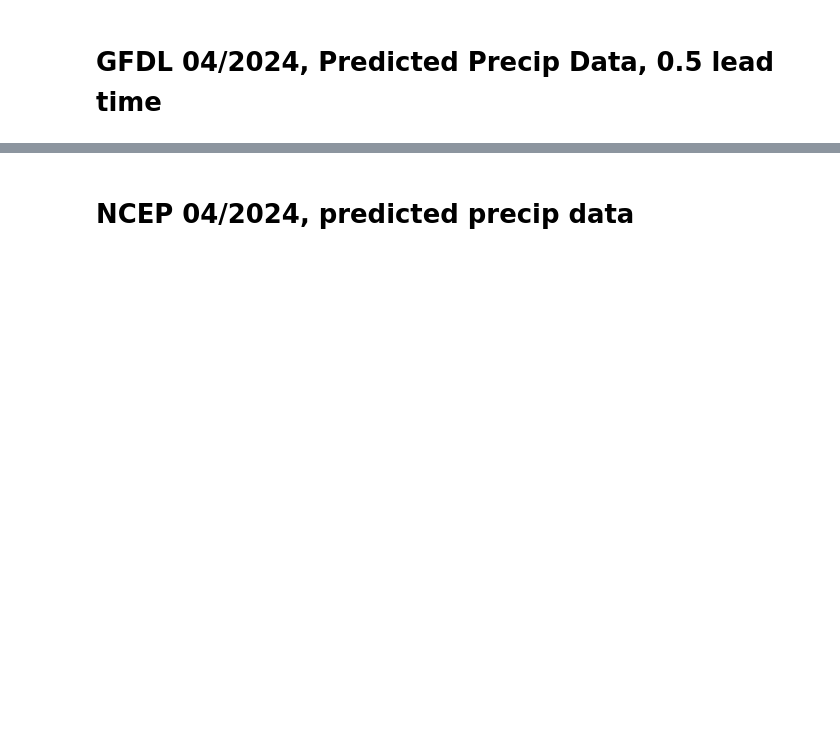
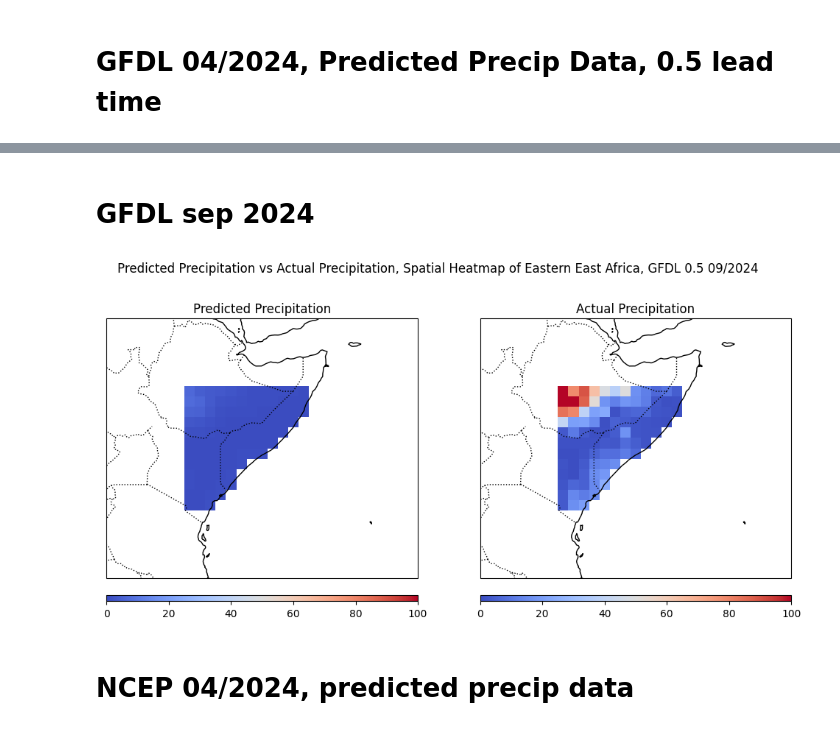
Before and after one commit to yatli24/CHC, a Jupyter notebook: Eastern_East_Africa_Apr_2024_heatmap.ipynb, the cells around one changed output, grey strips where cells are left out. Cells and saved outputs as stored; diff of their text form; code cells hidden in the pictures; blank space fills up the shorter version.

```diff
--- a/Eastern_East_Africa_Apr_2024_heatmap.ipynb
+++ b/Eastern_East_Africa_Apr_2024_heatmap.ipynb
@@ -98,3 +123,80 @@ plt.show()
+# %% [markdown]
+# GFDL sep 2024
+# %%
+# Load the dataset
+GFDL_Sep2024 = xr.open_mfdataset('data/NMME/GFDL-SPEAR/prec/prec.GFDL-SPEAR.2024.mon_Sep.nc')
+GFDL_Sep2024 = GFDL_Sep2024.assign_coords(X=(((GFDL_Sep2024.X + 180) % 360) - 180)).sortby(['X'])
+
+### Subset to Eastern East Africa
+GFDL_Sep2024_eastern_east_africa = (GFDL_Sep2024.sel(Y=slice(-3.5, 8), X=slice(38, 50))
+                               .rename(
+    {'Y': 'latitude', 'X': 'longitude', 'prec': 'predicted precip', 'S': 'date of prediction', 'L': 'lead time'}))
+
+# Interpolate and subset CHIRPS to match spatial resolution of GFDL
+chirps_eastern_east_africa = (chirps.sel(latitude=slice(-3.5, 9), longitude=slice(37, 51))  # One degree of resolution must be added for interpolation
+                              .interp_like(GFDL_Sep2024_eastern_east_africa, method='nearest'))
+
+GFDL_Sep2024_eastern_east_africa_df = GFDL_Sep2024_eastern_east_africa.to_dataframe().reset_index()
+GFDL_Sep2024_eastern_east_africa_df = GFDL_Sep2024_eastern_east_africa_df[GFDL_Sep2024_eastern_east_africa_df['lead time'] == 0.5]
+GFDL_Sep2024_eastern_east_africa_df.to_csv('data/csv/GFDL_Sep2024_eastern_east_africa.csv')
+
+# Calculate realized dates for GFDL, convert to dataframe
+GFDL_Sep2024_eastern_east_africa_df['realization_time'] = GFDL_Sep2024_eastern_east_africa_df.apply(
+    lambda x: x['date of prediction'] + pd.DateOffset(months=int(x['lead time'])), axis=1)
+
+# Convert CHIRPS to dataframe
+chirps_eastern_east_africa_df = chirps_eastern_east_africa.to_dataframe().reset_index()
+
+# Merge CHIRPS and GFDL dataframe
+GFDL_Sep2024_eastern_east_africa_merged_df = GFDL_Sep2024_eastern_east_africa_df.merge(chirps_eastern_east_africa_df, how='left',
+                                                                     left_on=['realization_time', 'latitude',
+                                                                              'longitude'],
+                                                                     right_on=['time', 'latitude',
+                                                                               'longitude']).dropna()
+
+# Save to .csv
+GFDL_Sep2024_eastern_east_africa_merged_df = GFDL_Sep2024_eastern_east_africa_merged_df.drop(
+    columns=['date of prediction', 'realization_time'])
+GFDL_Sep2024_eastern_east_africa_merged_df.to_csv('data/csv/GFDL_Sep2024_eastern_east_africa_merged.csv')
+
+df = GFDL_Sep2024_eastern_east_africa_merged_df
+
+fig, (ax1, ax2) = plt.subplots(1, 2, figsize=(12,6),subplot_kw={'projection': ccrs.PlateCarree()})
+ax1.set_global()  # Ensure the entire globe is visible
+# Pivot the data to create a matrix suitable for pcolormesh
+pivot_table1 = df.pivot_table(index='latitude', columns='longitude', values='predicted precip')
+pivot_table2 = df.pivot_table(index='latitude', columns='longitude', values='precip')
+lats = pivot_table1.index.values
+lons = pivot_table1.columns.values
+pred = pivot_table1.values
+actual = pivot_table2.values
+# Add features to the map
+ax1.set_extent([30, 60, -10, 15], crs=ccrs.PlateCarree())
+ax1.add_feature(cfeature.COASTLINE)
+ax1.add_feature(cfeature.BORDERS, linestyle=':')
+
+ax2.set_extent([30, 60, -10, 15], crs=ccrs.PlateCarree())
+ax2.add_feature(cfeature.COASTLINE)
+ax2.add_feature(cfeature.BORDERS, linestyle=':')
+
+
+# 5. Plot the heatmap.
+# pcolormesh plots the 2D data over the longitude/latitude grid.
+heatmap2 = ax2.pcolormesh(lons, lats, actual, transform=ccrs.PlateCarree(), cmap='coolwarm', vmin = 0, vmax = 100)
+# Plot the heatmap
+heatmap1 = ax1.pcolormesh(lons, lats, pred, transform=ccrs.PlateCarree(), cmap='coolwarm', vmin=0, vmax=100)
+
+# Add a title and colorbar
+fig.suptitle('Predicted Precipitation vs Actual Precipitation, Spatial Heatmap of Eastern East Africa, GFDL 0.5 09/2024')
+ax1.set_title('Predicted Precipitation')
+ax2.set_title('Actual Precipitation')
+plt.colorbar(heatmap1, orientation='horizontal', pad=0.05, aspect=50)
+plt.colorbar(heatmap2, orientation='horizontal', pad=0.05, aspect=50)
+plt.savefig(r'C:\Users\edwin\OneDrive\Documents\GitHub\CHC\figures\Pred_precip_vs_actual_precip_EEA_GFDL_Sep2024.png')
+# Display the plot
+plt.show()
+# %% [output]
+[figure, added]
 # %% [markdown]
 # NCEP 04/2024, predicted precip data
 # %%
```
Also changed, not shown: parts of 5 cells of this notebook.
